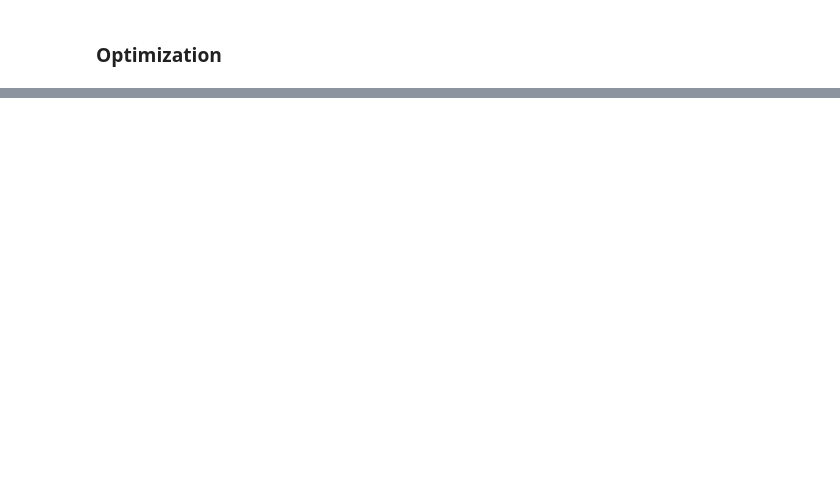
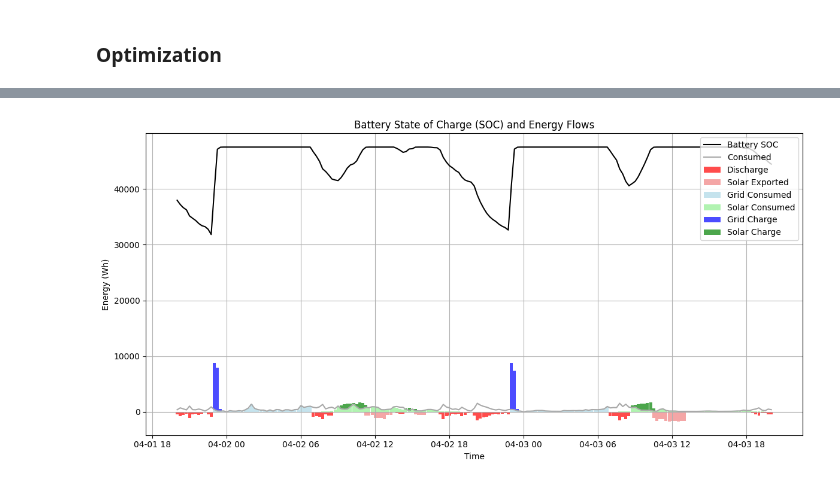
Before and after one commit to braibaud/EnphaseAnalysis, a Jupyter notebook: Report Analysis.ipynb, the cells around one changed output, grey strips where cells are left out. Drawn from its saved outputs; the diff is of its cells as text; code cells hidden in the pictures; blank space fills up the shorter version.

```diff
--- a/Report Analysis.ipynb
+++ b/Report Analysis.ipynb
@@ -1356,0 +632,15 @@ KeyboardInterrupt:
+# %%
+results = optimize_capacity(
+    raw_df,
+    wh_price_sale_eur,
+    wh_price_high_eur,
+    wh_price_low_eur,
+    subscription_monthly_fee_eur,
+    current_solar_capacity,
+    solar_capacities,
+    battery_capacities,
+    battery_discharge_lower_limit_pc,
+    battery_charge_upper_limit_pc,
+    battery_efficiency_pc,
+    enable_hc_charging=True,
+)
@@ -1356,0 +657,4 @@ KeyboardInterrupt:
+# %%
+plot_battery_soc(results[-1]['data'], "2025-04-01 20:00:00", "2025-04-03 20:00:00")
+# %% [output]
+[figure, added]
```
Also changed, not shown: parts of 65 cells of this notebook.
